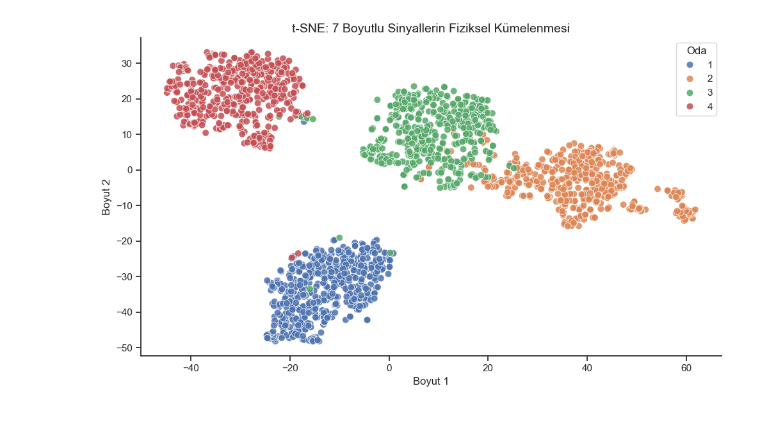
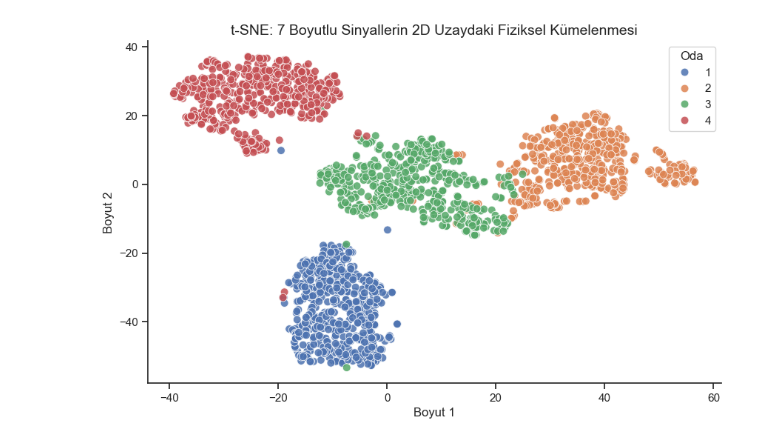
Before and after one commit to fuatefeozdemir/Wireless-Indoor-Localization, a Jupyter notebook: wifi_localization.ipynb, the cells around one changed output. Saved outputs shown, nothing was run; the diff lists cells and outputs as text; code cells hidden in the pictures.

```diff
--- a/wifi_localization.ipynb
+++ b/wifi_localization.ipynb
@@ -53,13 +83,17 @@ plt.show()
 # %%
+# t-SNE öncesi verinin ölçeklendirilmesi
+scaler_tsne = StandardScaler()
+X_scaled = scaler_tsne.fit_transform(df.drop('Room', axis=1))
+
 tsne = TSNE(n_components=2, random_state=42, perplexity=40)
-X_tsne = tsne.fit_transform(df.drop('Room', axis=1))
+X_tsne = tsne.fit_transform(X_scaled)
 
 plt.figure(figsize=(10, 6))
 sns.scatterplot(x=X_tsne[:, 0], y=X_tsne[:, 1], hue=df['Room'], palette="deep", s=60, alpha=0.85)
-plt.title("t-SNE: 7 Boyutlu Sinyallerin Fiziksel Kümelenmesi")
+plt.title("t-SNE: 7 Boyutlu Sinyallerin 2D Uzaydaki Fiziksel Kümelenmesi")
 plt.xlabel("Boyut 1")
 plt.ylabel("Boyut 2")
 plt.legend(title="Oda")
 plt.show()
 # %% [output]
-[figure, old version]
+[figure, new version]
```
Also changed, not shown: parts of 15 cells of this notebook.
